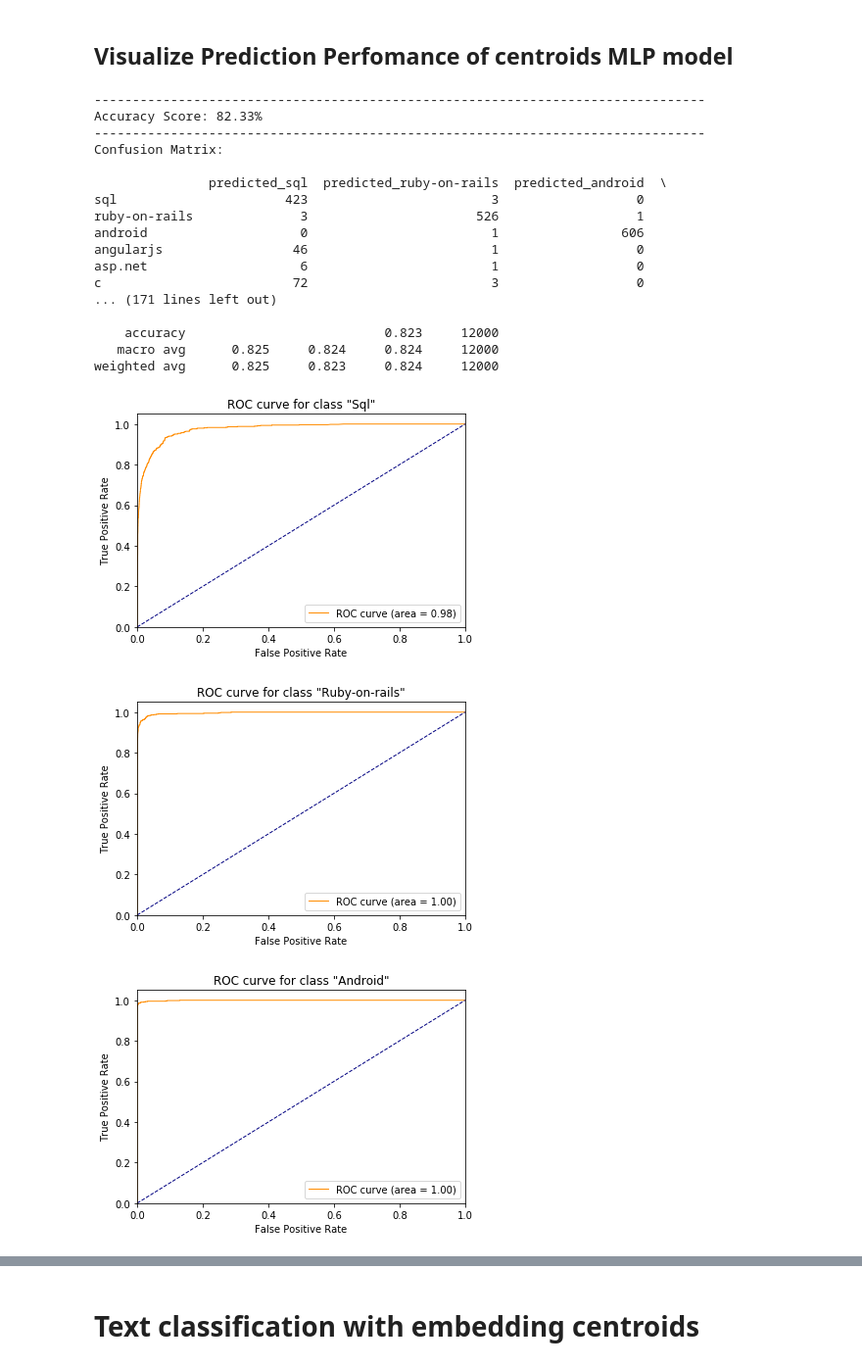
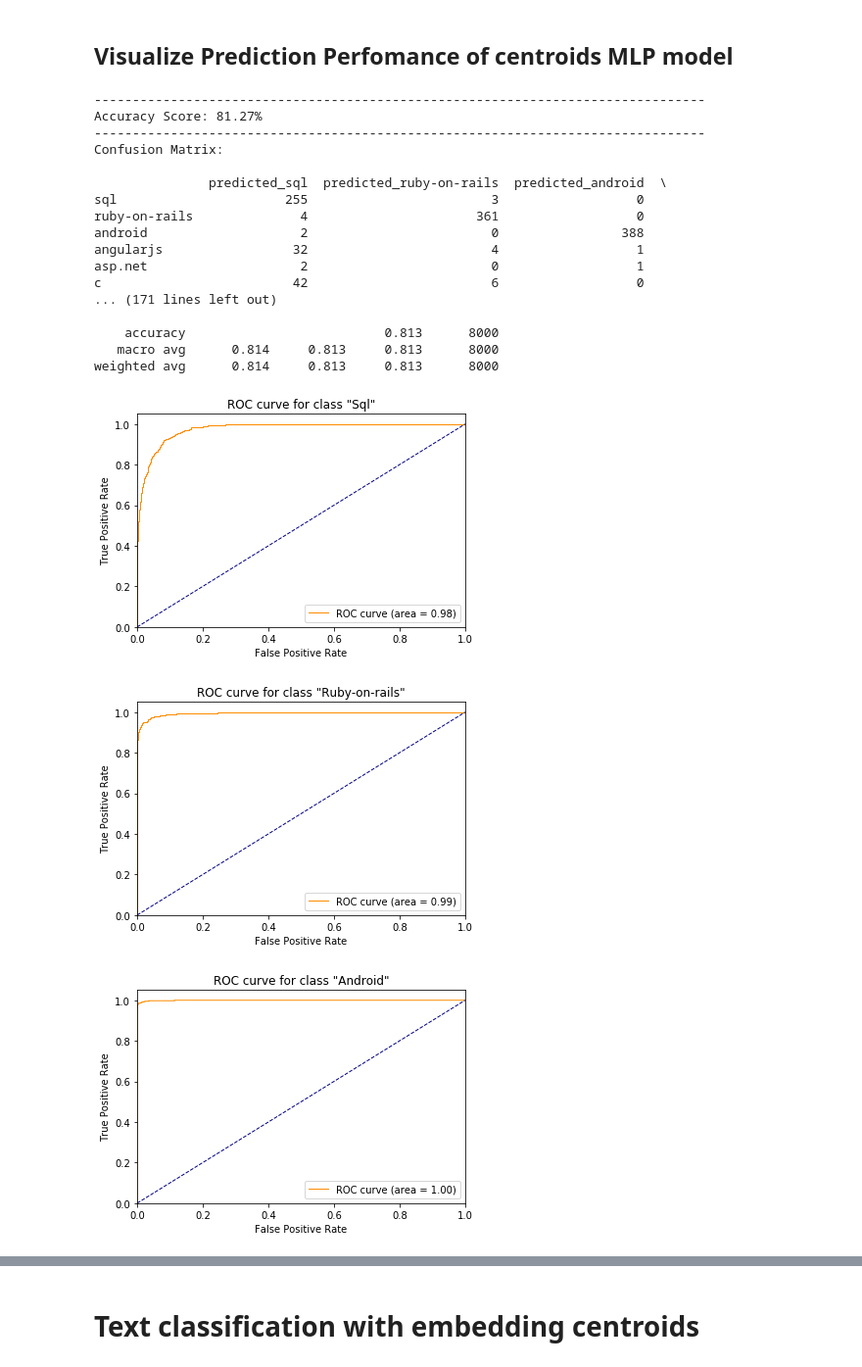
Before and after one commit to giannhskod/text-classification-mlp, a Jupyter notebook: notebooks/keras_mlp_classification.ipynb, the cells around one changed output, grey strips where cells are left out. Shown at 98% size. Cells and saved outputs as stored; diff of their text form; code cells hidden in the pictures.

```diff
--- a/notebooks/keras_mlp_classification.ipynb
+++ b/notebooks/keras_mlp_classification.ipynb
@@ -32,0 +30,10 @@ Using TensorFlow backend.
+# %%
+data = load_dataset()
+model_data_tf = preprocess_data(data, 'tags', 'post', input_ins='as_tf_idf', cv_split_full=0.2, cv_split_dev=0.3)
+# %%
+# data_processed = load_dataset(tags_categories='__all__')
+Classes = list(data['tags'].value_counts().index)
+Nclasses = len(Classes)
+print(data['tags'].value_counts())
+data[:10]
+model_data_tf['y_test'].shape
@@ -36,28 +62,29 @@ Using TensorFlow backend.
 from app.preprocessing import preprocess_data, load_dataset
 from app.metrics import precision, recall, f1, accuracy
 
-model_data = preprocess_data(data, 'tags', 'post')
 model = Sequential()
-model.add(Dense(256, input_dim=model_data['x_train'].shape[1] , activation='relu'))
+model.add(Dense(256, input_dim=model_data_tf['x_train'].shape[1] , activation='relu'))
 # Dropout probability in order to avoid overfitting.
 model.add(Dropout(0.7))
 model.add(Dense(126,  activation='relu'))
 model.add(Dropout(0.7))
-model.add(Dense(Nclasses,  activation='sigmoid'))
+# Mutual exclusive Classes
+model.add(Dense(Nclasses,  activation='softmax'))
 
 print(model.summary())
 #Model compilation parameterized with
-model.compile(loss='binary_crossentropy',
+model.compile(loss='categorical_crossentropy',
               optimizer=Adam(lr=0.001),
               metrics=[precision, recall, f1, accuracy])
 
-checkpoint = ModelCheckpoint('keras_tf_idf_model', monitor='val_f1', verbose=1, save_best_only=True, mode='max')
+checkpoint = ModelCheckpoint('keras_tf_idf_model', monitor='val_accuracy', verbose=1, save_best_only=True, mode='max')
+checkpoint2 = ModelCheckpoint('keras_tf_idf_model', monitor='val_f1', verbose=1, save_best_only=True, mode='max')
 
-history = model.fit(model_data['x_train'], model_data['y_train'],
+history = model.fit(model_data_tf['x_train'], model_data_tf['y_train'],
               batch_size=32,
-              epochs=10,
+              epochs=15,
               verbose = 0,
-              callbacks=[checkpoint,TQDMNotebookCallback()],
-              validation_data=(model_data['x_test'], model_data['y_test']),
+              callbacks=[checkpoint,TQDMNotebookCallback(), checkpoint2],
+              validation_data=(model_data_tf['x_train_dev'], model_data_tf['y_train_dev']),
               shuffle=True)
 # %% [output]
@@ -130,37 +179,35 @@ Test accuracy: 0.9838
 # %%
 import numpy as np
 from app.visualization import plot_prediction_metrics, create_clf_report, plot_roc_curve, plot_precision_recall_curve
 import matplotlib.pylab as plt
 
-prediction_val = model.predict(model_data['x_test'], batch_size=32)
+prediction_val = model.predict(model_data_tf['x_test'], batch_size=32)
 
 # returns each entry result to the classification with the relevant probabilities
 y_pred_processed = np.array([np.argmax(val) for val in prediction_val])
-y_true_processed = np.array([np.argmax(val) for val in model_data['y_test']])
+y_true_processed = np.array([np.argmax(val) for val in model_data_tf['y_test']])
 
-create_clf_report(y_true_processed, y_pred_processed, Classes)
+plot_roc_curve(model_data_tf['y_test'], prediction_val, Classes, 1)
 
-plot_roc_curve(model_data['y_test'], prediction_val, Classes, 1)
-
-plot_precision_recall_curve(model_data['y_test'], prediction_val, Classes , 1)
+plot_precision_recall_curve(model_data_tf['y_test'], prediction_val, Classes , 1)
 # %% [output]
 --------------------------------------------------------------------------------
-Accuracy Score: 82.33%
+Accuracy Score: 81.27%
 --------------------------------------------------------------------------------
 Confusion Matrix:
 
                predicted_sql  predicted_ruby-on-rails  predicted_android  \
-sql                      423                        3                  0
-ruby-on-rails              3                      526                  1
-android                    0                        1                606
-angularjs                 46                        1                  0
-asp.net                    6                        1                  0
-c                         72                        3                  0
+sql                      255                        3                  0
+ruby-on-rails              4                      361                  0
+android                    2                        0                388
+angularjs                 32                        4                  1
+asp.net                    2                        0                  1
+c                         42                        6                  0
 ... (171 lines left out)
 
-    accuracy                          0.823     12000
-   macro avg      0.825     0.824     0.824     12000
-weighted avg      0.825     0.823     0.824     12000
+    accuracy                          0.813      8000
+   macro avg      0.814     0.813     0.813      8000
+weighted avg      0.814     0.813     0.813      8000
-[figure, old version]
+[figure, new version]
-[figure, old version]
+[figure, new version]
 [figure]
```
Also changed, not shown: parts of 14 cells of this notebook, 7 other files.
